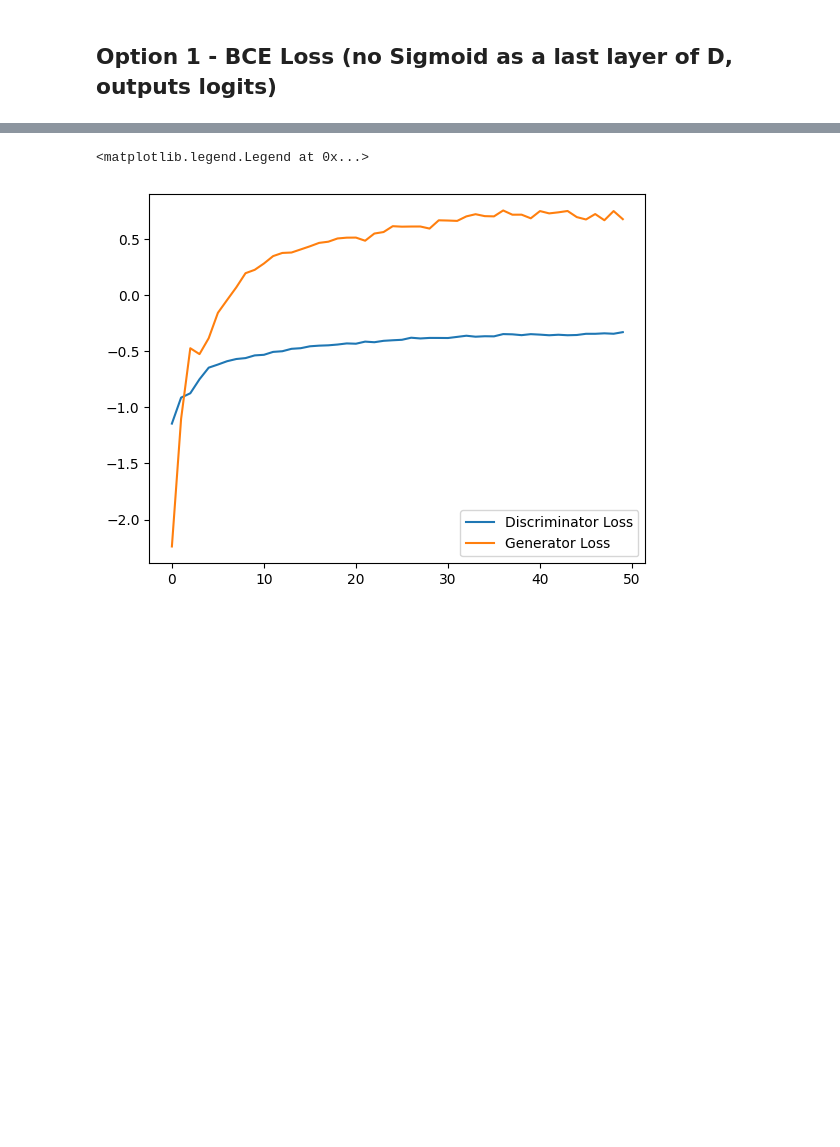
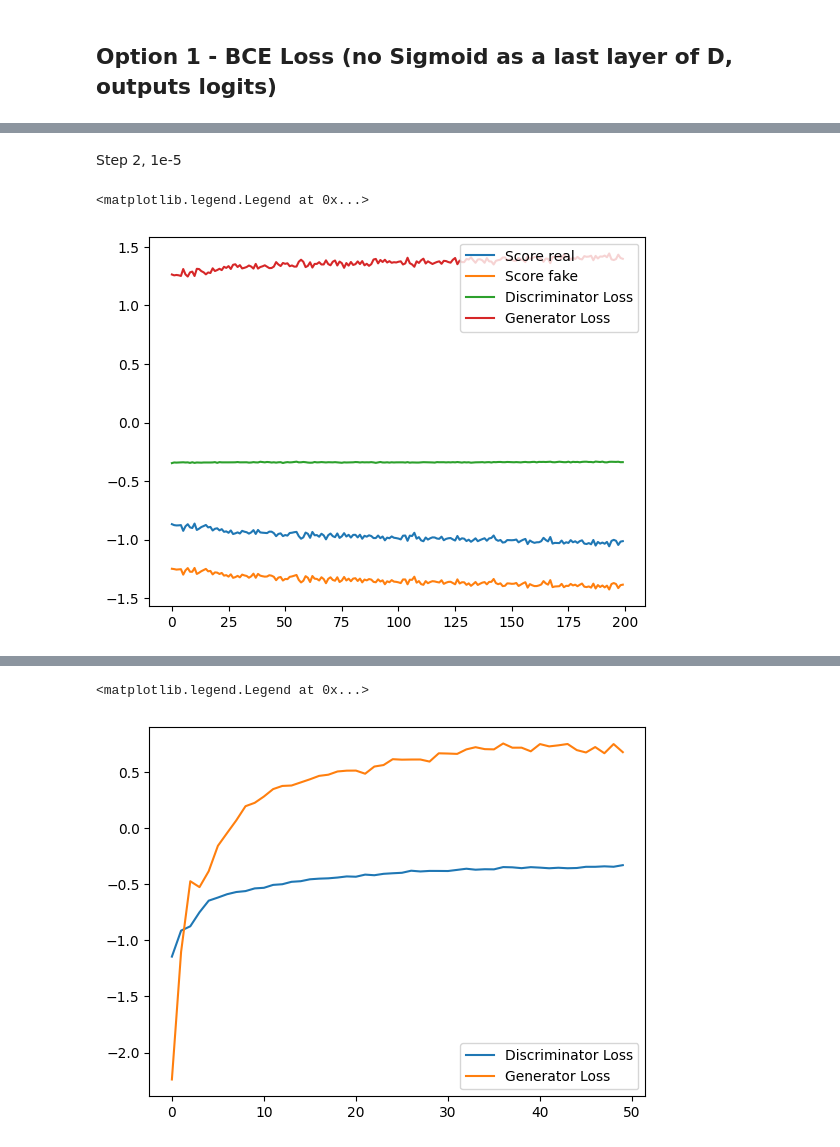
Before and after one commit to libov/ML-experiments, a Jupyter notebook: 1-GANs/2-mnist-WGAN.ipynb, the cells around one changed output, grey strips where cells are left out. Saved outputs shown, nothing was run; the diff lists cells and outputs as text; code cells hidden in the pictures; blank space fills up the shorter version.

```diff
--- a/1-GANs/2-mnist-WGAN.ipynb
+++ b/1-GANs/2-mnist-WGAN.ipynb
@@ -471,0 +587,11 @@ Epoch 30 Finished. Average discriminator Loss: -0.381582, Average generator Loss
+# %% [markdown]
+Step 2, 1e-5
+# %%
+plt.plot(S_real_, label='Score real')
+plt.plot(S_fake_, label='Score fake')
+plt.plot(D_loss, label='Discriminator Loss')
+plt.plot(G_loss, label='Generator Loss')
+plt.legend()
+# %% [output]
+<matplotlib.legend.Legend at 0x...>
+[figure, added]
```
Also changed, not shown: parts of 13 cells of this notebook.
